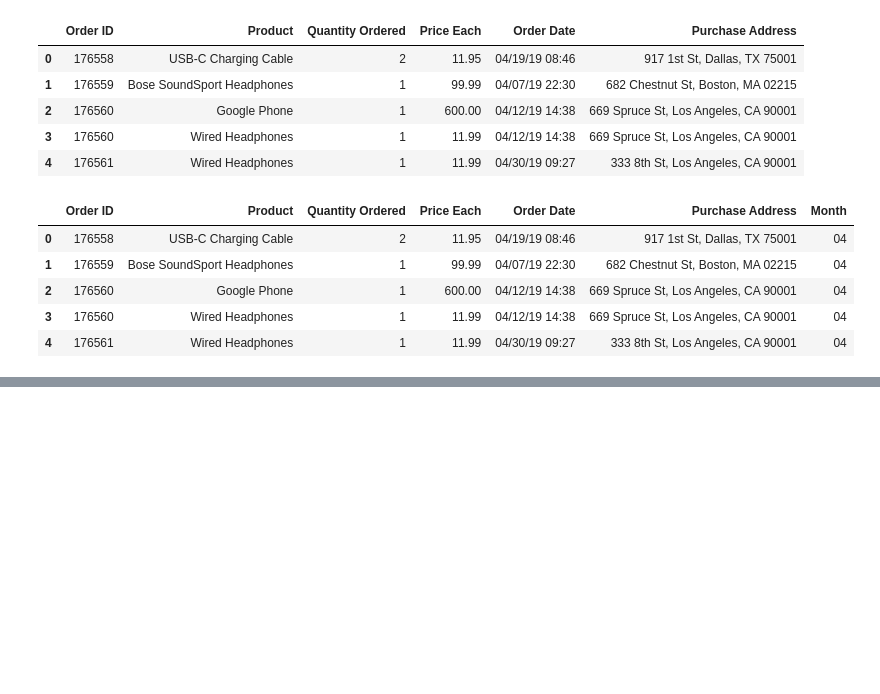
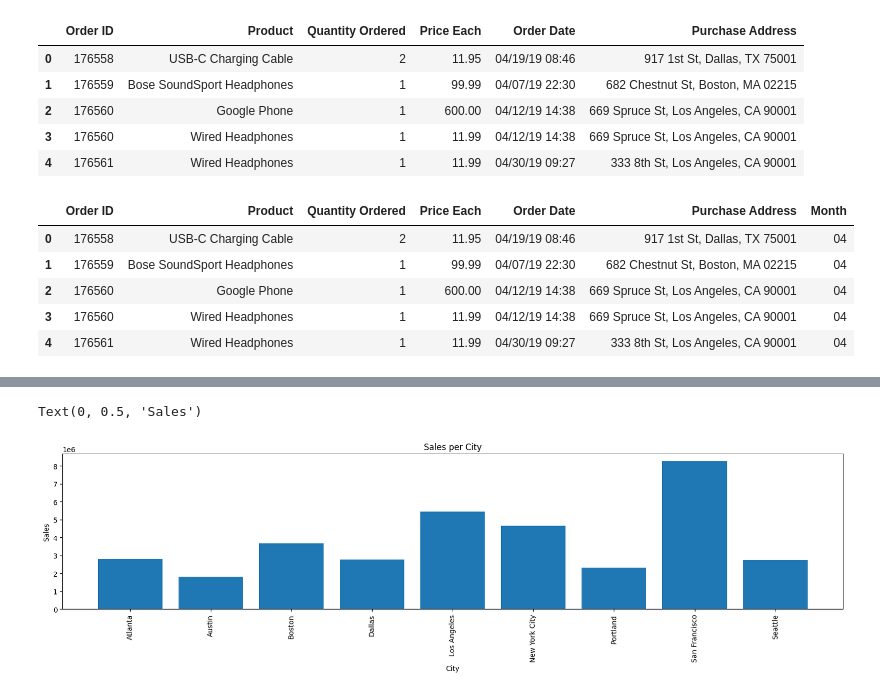
Before and after one commit to hanmtien22/project-2-sales-analysis, a Jupyter notebook: analysis.ipynb, the cells around one changed output, grey strips where cells are left out. Drawn from its saved outputs; the diff is of its cells as text; code cells hidden in the pictures; blank space fills up the shorter version.

```diff
--- a/analysis.ipynb
+++ b/analysis.ipynb
@@ -156,0 +285,10 @@ data.head()
+# %%
+plt.figure(figsize=(20,4))
+plt.bar(highest_sales['City'], highest_sales['Sales'])
+plt.title('Sales per City')
+plt.xticks(highest_sales['City'], rotation = 'vertical') #Label truc X thanh nam doc
+plt.xlabel('City')
+plt.ylabel('Sales')
+# %% [output]
+Text(0, 0.5, 'Sales')
+[figure, added]
```
Also changed, not shown: parts of 22 cells of this notebook.
